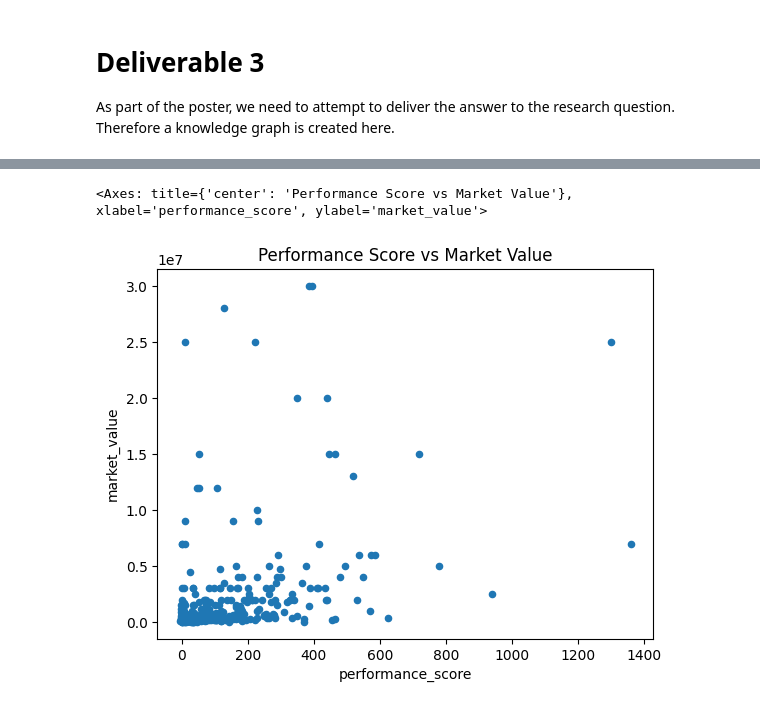
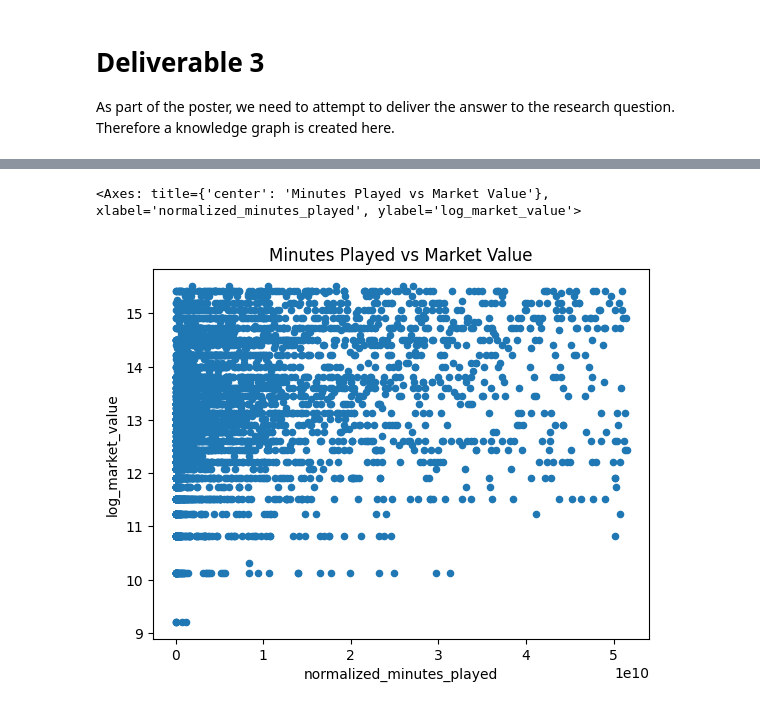
Before and after one commit to mrdbstn/2amd20, a Jupyter notebook: assignment.ipynb, the cells around one changed output, grey strips where cells are left out. Cells and saved outputs as stored; diff of their text form; code cells hidden in the pictures.

Commit message:
add normalize minutes played to query

```diff
--- a/assignment.ipynb
+++ b/assignment.ipynb
@@ -317,7 +381,7 @@ df = pd.DataFrame(data)
 aggregated_df = df.groupby(['player', 'player_name', 'market_value']).agg({
     'goals': 'sum',
     'assists': 'sum',
-    'minutes_played': 'sum',
+    'normalized_minutes_played': 'sum',
     'yellow_cards': 'sum',
     'red_cards': 'sum'
 }).reset_index()
@@ -339,0 +404,22 @@ aggregated_df.head()
+# %%
+Q1_minutes = aggregated_df['normalized_minutes_played'].quantile(0.25)
+Q3_minutes = aggregated_df['normalized_minutes_played'].quantile(0.75)
+IQR_minutes = Q3_minutes - Q1_minutes
+
+Q1_market = aggregated_df['market_value'].quantile(0.25)
+Q3_market = aggregated_df['market_value'].quantile(0.75)
+IQR_market = Q3_market - Q1_market
+
+lower_bound_minutes = Q1_minutes - 1.5 * IQR_minutes
+upper_bound_minutes = Q3_minutes + 1.5 * IQR_minutes
+
+lower_bound_market = Q1_market - 1.5 * IQR_market
+upper_bound_market = Q3_market + 1.5 * IQR_market
+# %%
+filtered_df = aggregated_df[
+    (aggregated_df['normalized_minutes_played'] >= lower_bound_minutes) & (aggregated_df['normalized_minutes_played'] <= upper_bound_minutes) &
+    (aggregated_df['market_value'] >= lower_bound_market) & (aggregated_df['market_value'] <= upper_bound_market)
+]
+# %%
+filtered_df['log_normalized_minutes_played'] = np.log(filtered_df['normalized_minutes_played'])
+filtered_df['log_market_value'] = np.log(filtered_df['market_value'])
@@ -340,5 +437,5 @@ aggregated_df.head()
 # %%
-aggregated_df.plot(kind='scatter', x='performance_score', y='market_value', title='Performance Score vs Market Value')
+filtered_df.plot(kind='scatter', x='normalized_minutes_played', y='log_market_value', title='Minutes Played vs Market Value')
 # %% [output]
-<Axes: title={'center': 'Performance Score vs Market Value'}, xlabel='performance_score', ylabel='market_value'>
+<Axes: title={'center': 'Minutes Played vs Market Value'}, xlabel='normalized_minutes_played', ylabel='log_market_value'>
-[figure, old version]
+[figure, new version]
```
Also changed, not shown: parts of 15 cells of this notebook.
